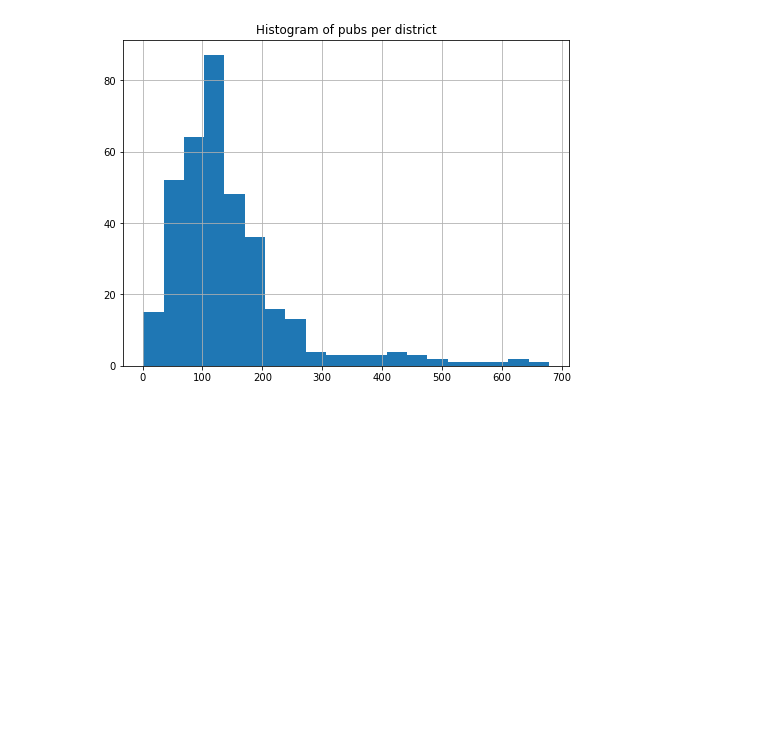
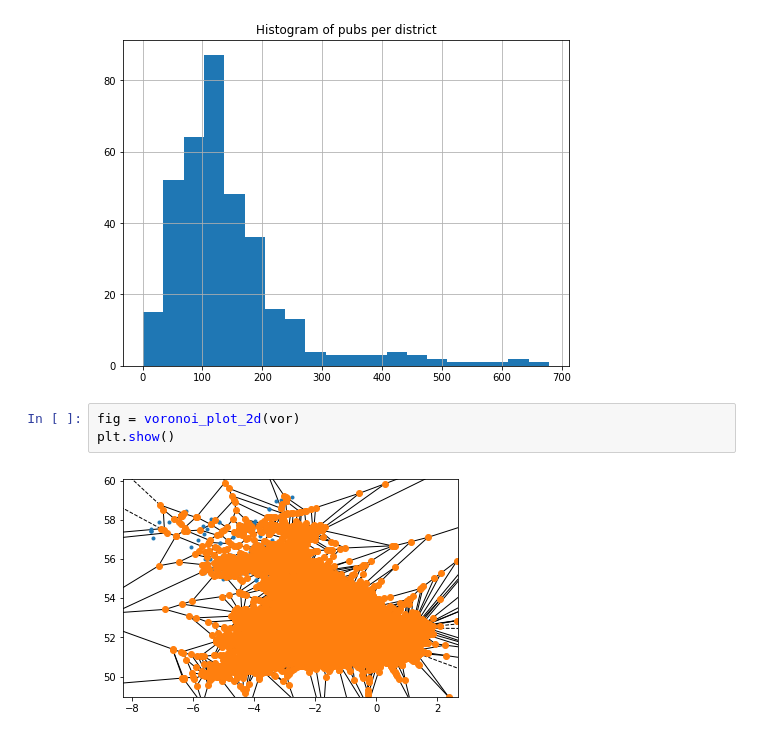
Before and after one commit to com-480-data-visualization/datavis-project-2022-alendro_and_the_aleandros, a Jupyter notebook: EDA.ipynb, the cells around one changed output. Saved outputs shown, nothing was run; the diff lists cells and outputs as text; blank space fills up the shorter version.

```diff
--- a/EDA.ipynb
+++ b/EDA.ipynb
@@ -220,3 +215,8 @@ pubs.groupby('local_authority').size().hist(bins = 20)
 plt.savefig('Hist1.png')
 # %% [output]
 [figure]
+# %%
+fig = voronoi_plot_2d(vor)
+plt.show()
+# %% [output]
+[figure, added]
```
Also changed, not shown: parts of 25 cells of this notebook, 10 other files.
